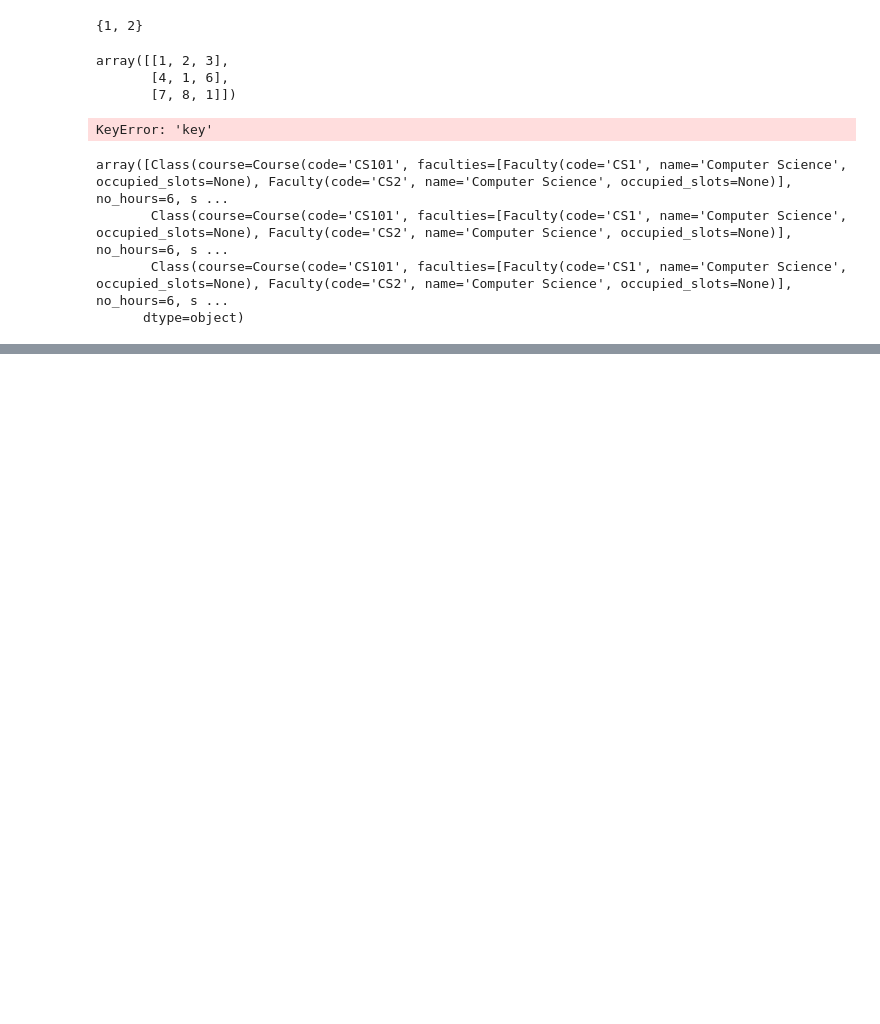
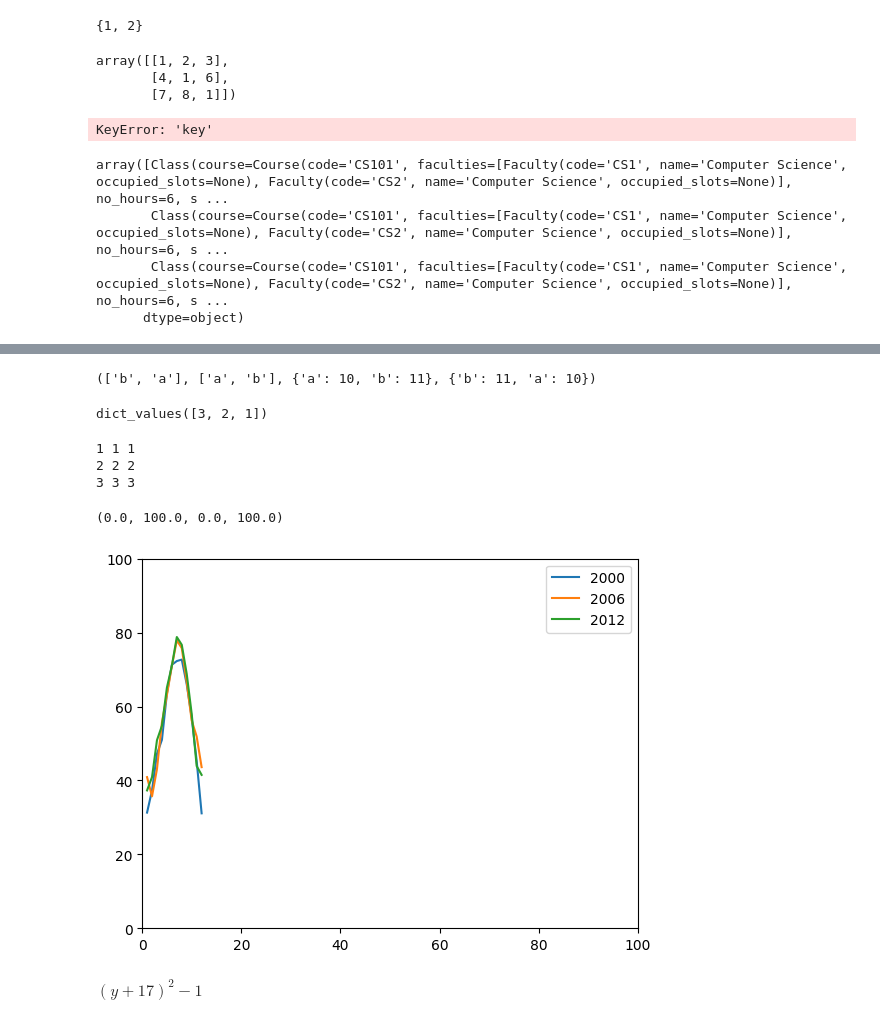
Before and after one commit to Sajith17/timecraft-backend, a Jupyter notebook: notebook/trials.ipynb, the cells around one changed output, grey strips where cells are left out. Cells and saved outputs as stored; diff of their text form; code cells hidden in the pictures; blank space fills up the shorter version.

```diff
--- a/notebook/trials.ipynb
+++ b/notebook/trials.ipynb
@@ -272,0 +285,23 @@ dict_values([1, 2, 4, 3])
+# %%
+a1 = {}
+a2 = {}
+a1['a']=10
+a2['b']=11
+a1['b']=11
+a2['a']=10
+sorted(a1, key=lambda x: a1[x], reverse=True),sorted(a2),a1,a2
+# %% [output]
+(['b', 'a'], ['a', 'b'], {'a': 10, 'b': 11}, {'b': 11, 'a': 10})
+# %%
+from collections import Counter
+Counter([1,1,1,2,2,3]).values()
+# %% [output]
+dict_values([3, 2, 1])
+# %%
+a = [1,2,3]
+for i,j,k in zip(a,a,a):
+    print(i,j,k)
+# %% [output]
+1 1 1
+2 2 2
+3 3 3
@@ -272,0 +315,13 @@ dict_values([1, 2, 4, 3])
+# %%
+from pylab import plot, show, legend, axis, barh, bar
+nyc_temp_2000 = [31.3, 37.3, 47.2, 51.0, 63.5, 71.3, 72.3, 72.7, 66.0, 57.0, 45.3, 31.1]
+nyc_temp_2006 = [40.9, 35.7, 43.1, 55.7, 63.1, 71.0, 77.9, 75.8, 66.6, 56.2, 51.9, 43.6]
+nyc_temp_2012 = [37.3, 40.9, 50.9, 54.8, 65.1, 71.0, 78.8, 76.7, 68.8, 58.0, 43.9, 41.5]
+months = range(1,len(nyc_temp_2000)+1)
+# %%
+plot(months,nyc_temp_2000,months,nyc_temp_2006,months,nyc_temp_2012)
+legend([2000,2006,2012])
+axis([0,100,0,100])
+# %% [output]
+(0.0, 100.0, 0.0, 100.0)
+[figure, added]
@@ -272,0 +330,7 @@ dict_values([1, 2, 4, 3])
+# %%
+x = Symbol('x')
+y = Symbol('y')
+expr = x**2+x-1-x
+expr.subs({x:(y+17)})
+# %% [output]
+$\displaystyle \left(y + 17\right)^{2} - 1$
```
Also changed, not shown: parts of 7 cells of this notebook, 2 other files.
